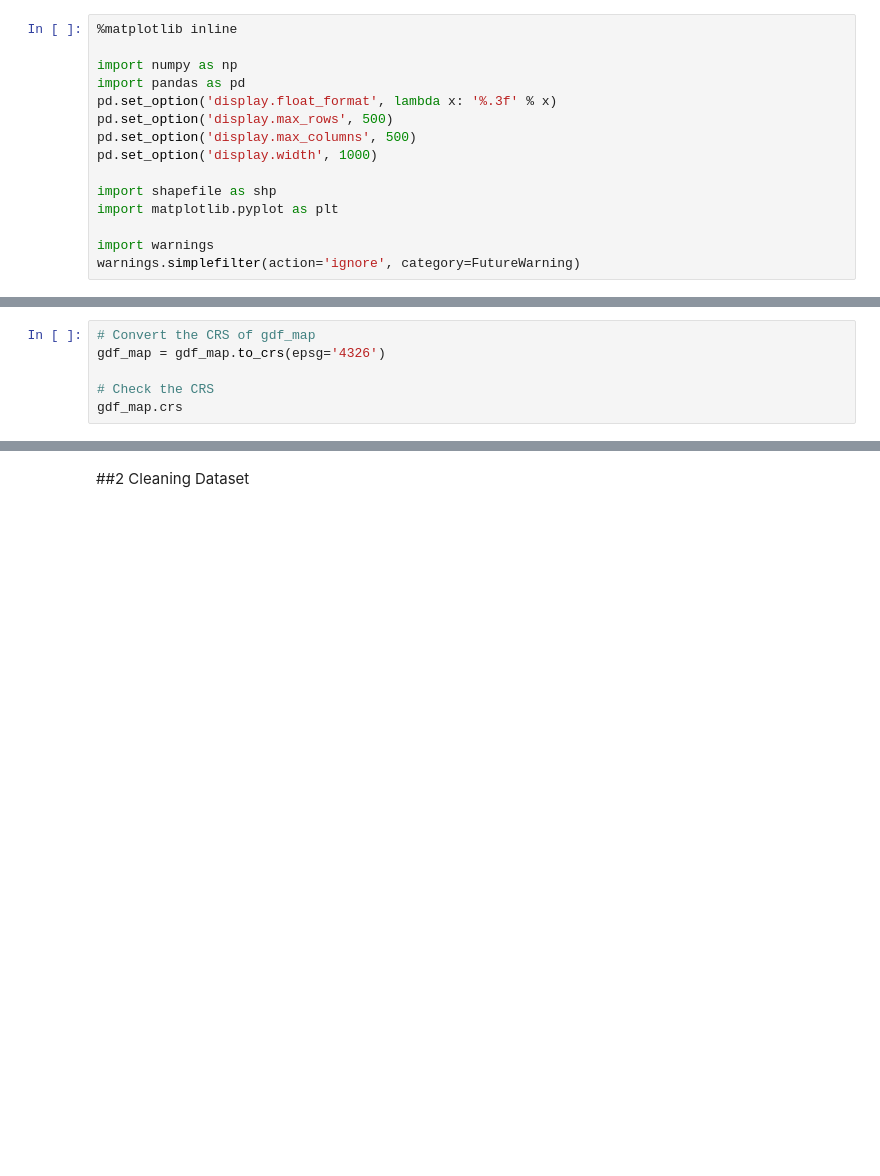
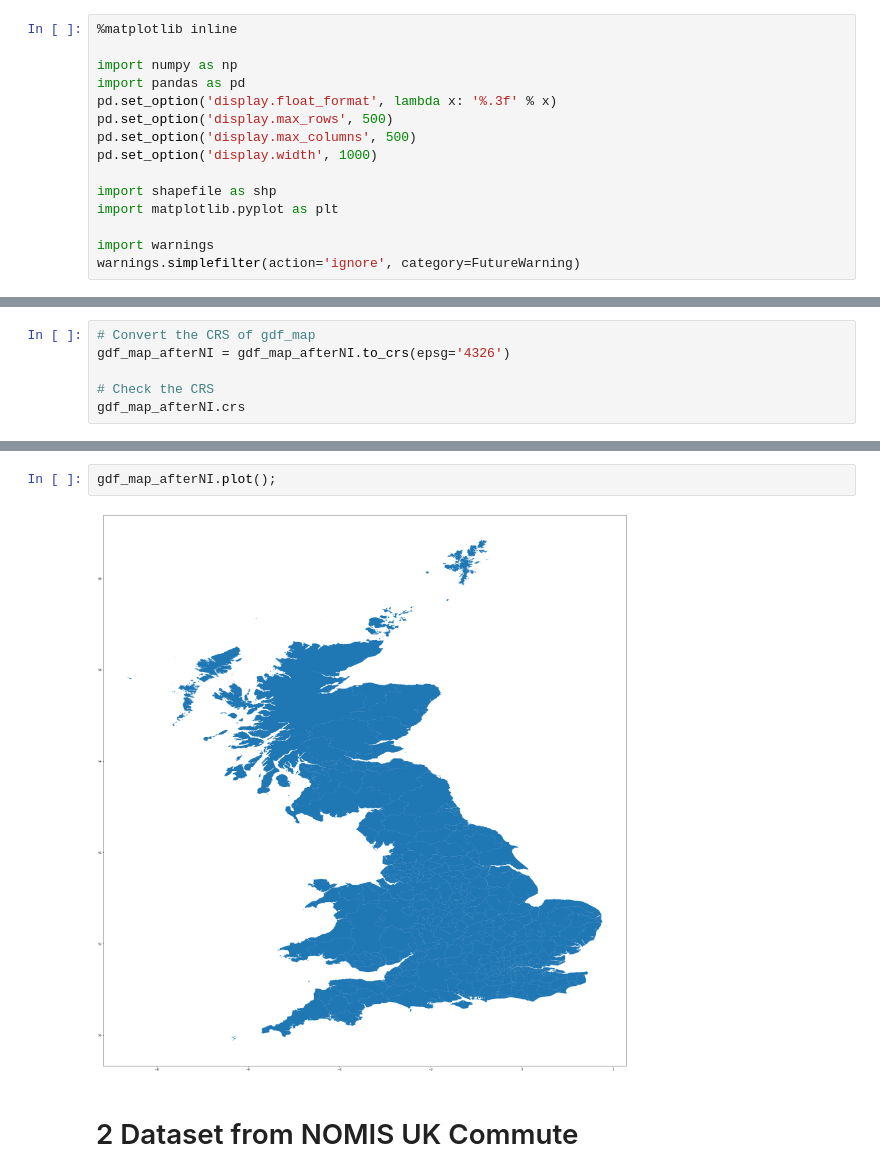
Before and after one commit to irhafidz/PeopleFlux, a Jupyter notebook: PeopleFlux.ipynb, the cells around one changed output, grey strips where cells are left out. Drawn from its saved outputs; the diff is of its cells as text; blank space fills up the shorter version.

```diff
--- a/PeopleFlux.ipynb
+++ b/PeopleFlux.ipynb
@@ -101,7 +76,7 @@ Name: lad19nm, dtype: object
 # %%
 # Convert the CRS of gdf_map
-gdf_map = gdf_map.to_crs(epsg='4326')
+gdf_map_afterNI = gdf_map_afterNI.to_crs(epsg='4326')
 
 # Check the CRS
-gdf_map.crs
+gdf_map_afterNI.crs
 # %% [output]
@@ -111,3 +104,7 @@ gdf_map.plot()
+# %%
+gdf_map_afterNI.plot();
+# %% [output]
+[figure, added]
 # %% [markdown]
-##2 Cleaning Dataset
+# 2 Dataset from NOMIS UK Commute
 # %%
```
Also changed, not shown: parts of 27 cells of this notebook.
